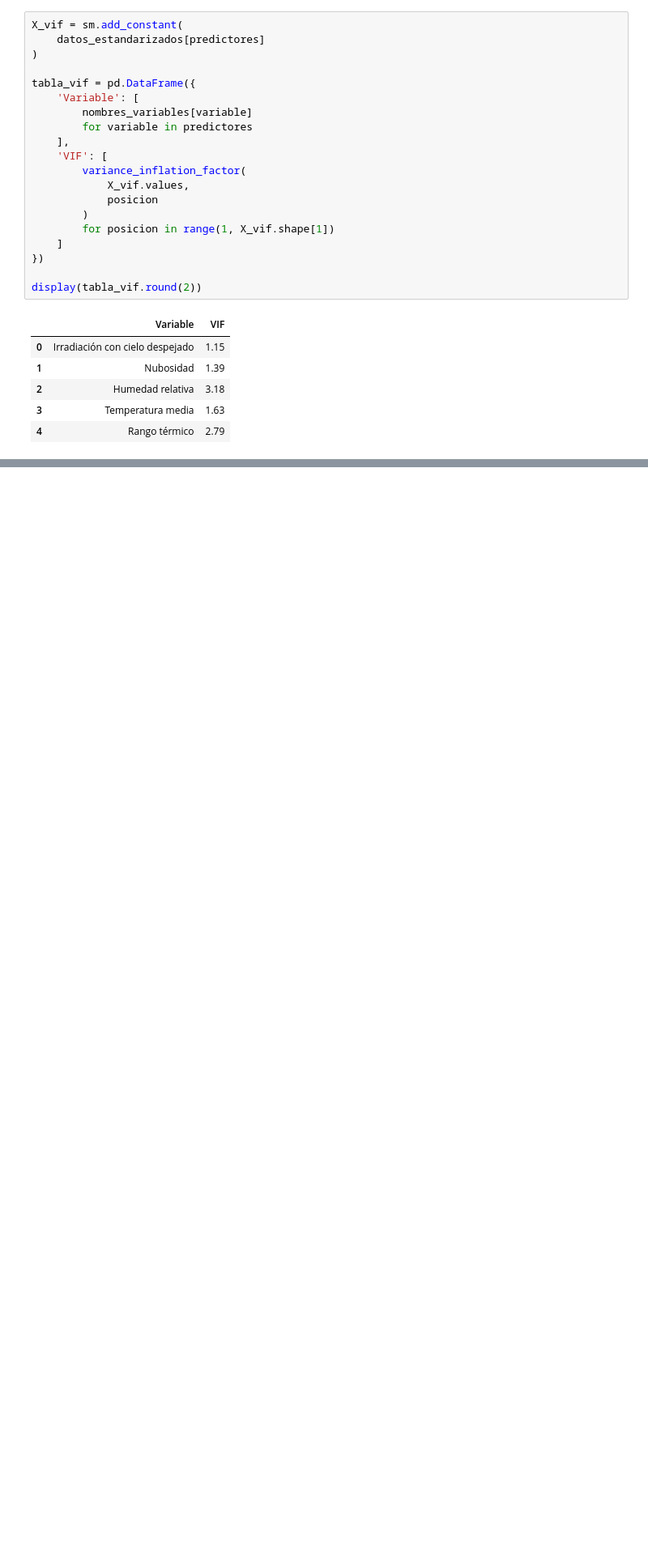
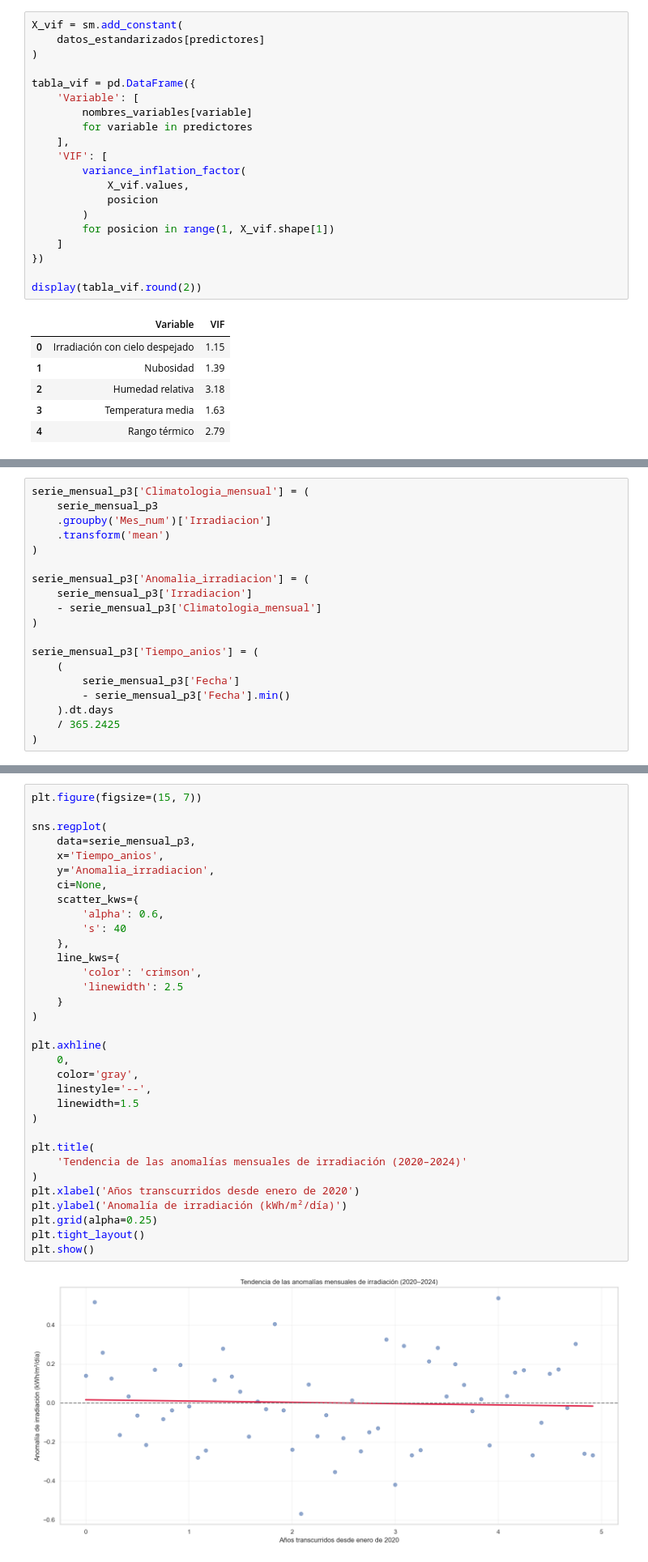
Before and after one commit to saralvillanu/solar_smart_predictive_analysis, a Jupyter notebook: EDA_Solar_Bogota.ipynb, the cells around one changed output, grey strips where cells are left out. Shown at 81% size. Saved outputs shown, nothing was run; the diff lists cells and outputs as text; blank space fills up the shorter version.

```diff
--- a/EDA_Solar_Bogota.ipynb
+++ b/EDA_Solar_Bogota.ipynb
@@ -1031,0 +1152,19 @@ display(tabla_vif.round(2))
+# %%
+serie_mensual_p3['Climatologia_mensual'] = (
+    serie_mensual_p3
+    .groupby('Mes_num')['Irradiacion']
+    .transform('mean')
+)
+
+serie_mensual_p3['Anomalia_irradiacion'] = (
+    serie_mensual_p3['Irradiacion']
+    - serie_mensual_p3['Climatologia_mensual']
+)
+
+serie_mensual_p3['Tiempo_anios'] = (
+    (
+        serie_mensual_p3['Fecha']
+        - serie_mensual_p3['Fecha'].min()
+    ).dt.days
+    / 365.2425
+)
@@ -1031,0 +1263,35 @@ display(tabla_vif.round(2))
+# %%
+plt.figure(figsize=(15, 7))
+
+sns.regplot(
+    data=serie_mensual_p3,
+    x='Tiempo_anios',
+    y='Anomalia_irradiacion',
+    ci=None,
+    scatter_kws={
+        'alpha': 0.6,
+        's': 40
+    },
+    line_kws={
+        'color': 'crimson',
+        'linewidth': 2.5
+    }
+)
+
+plt.axhline(
+    0,
+    color='gray',
+    linestyle='--',
+    linewidth=1.5
+)
+
+plt.title(
+    'Tendencia de las anomalías mensuales de irradiación (2020–2024)'
+)
+plt.xlabel('Años transcurridos desde enero de 2020')
+plt.ylabel('Anomalía de irradiación (kWh/m²/día)')
+plt.grid(alpha=0.25)
+plt.tight_layout()
+plt.show()
+# %% [output]
+[figure, added]
```
Also changed, not shown: parts of 4 cells of this notebook.
